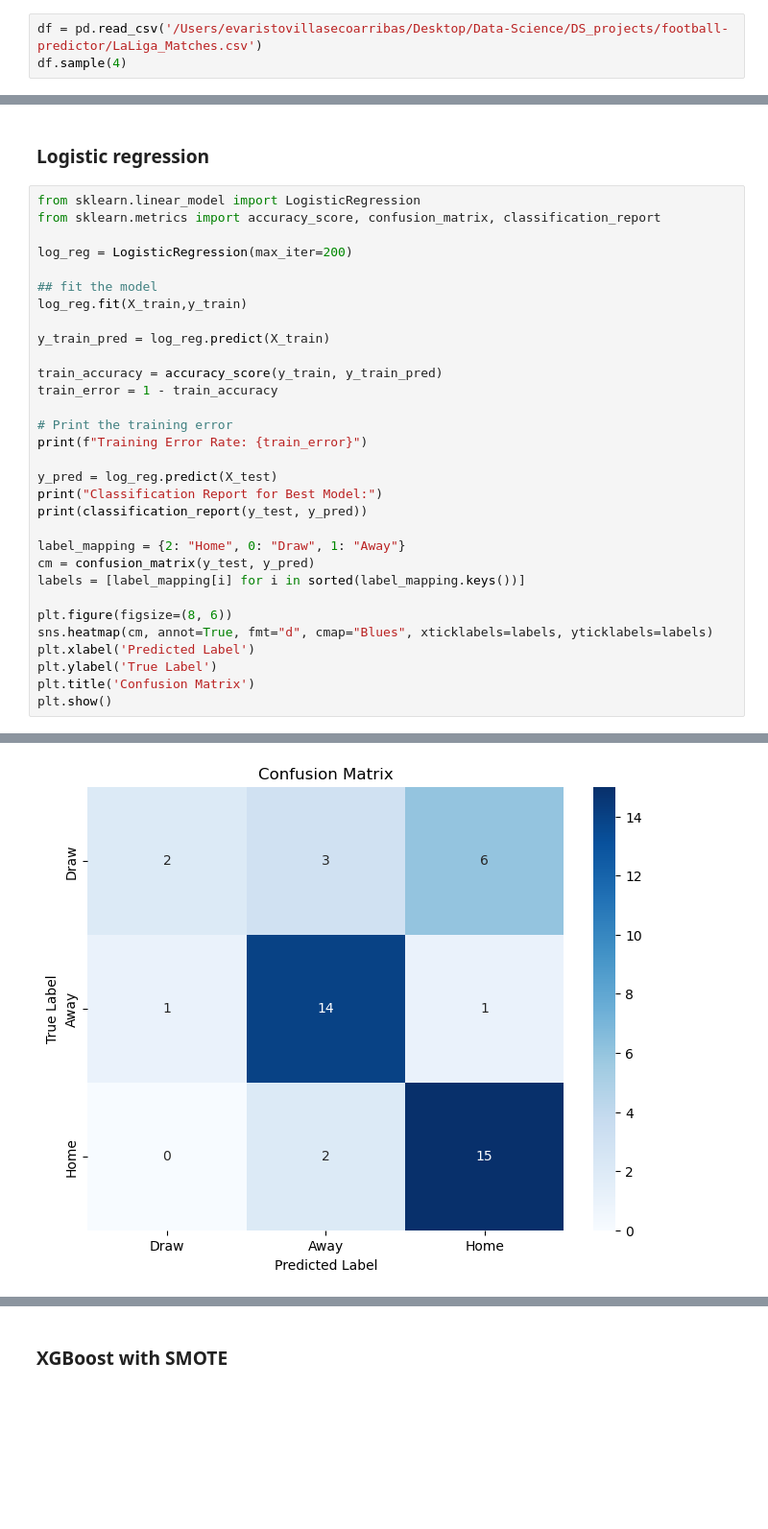
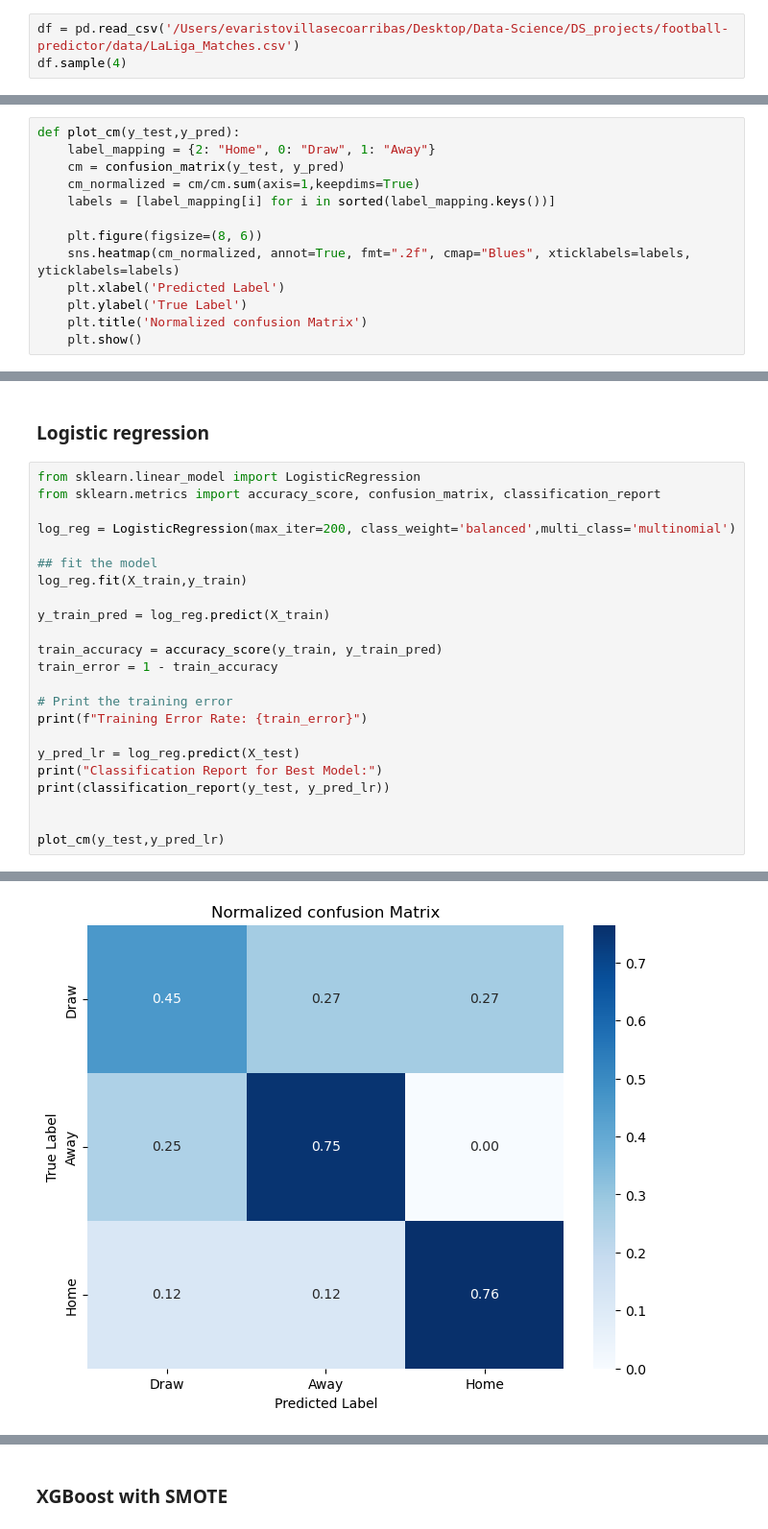
Before and after one commit to evaristo-va/Football-predictor, a Jupyter notebook: predictor_football.ipynb, the cells around one changed output, grey strips where cells are left out. Shown at 96% size. Cells and saved outputs as stored; diff of their text form; blank space fills up the shorter version.

```diff
--- a/predictor_football.ipynb
+++ b/predictor_football.ipynb
@@ -20,7 +20,7 @@ Columns:
 
 Our objective is to predict the outcome of the matches using only pre-game information. This is a multi-class classification problem with three classes: Home team wins, draw or home team loses
 # %%
-df = pd.read_csv('/Users/evaristovillasecoarribas/Desktop/Data-Science/DS_projects/football-predictor/LaLiga_Matches.csv')
+df = pd.read_csv('/Users/evaristovillasecoarribas/Desktop/Data-Science/DS_projects/football-predictor/data/LaLiga_Matches.csv')
 df.sample(4)
 # %% [output]
 |  | Season | Date | HomeTeam | AwayTeam | FTHG | FTAG | FTR | HTHG | HTAG | HTR |
@@ -280,6 +279,19 @@ combined_df = pd.concat(seasons_with_positions.values(), ignore_index=True)
 # %%
 X_train = combined_df[features]
 y_train = combined_df[target]
+# %%
+def plot_cm(y_test,y_pred):
+    label_mapping = {2: "Home", 0: "Draw", 1: "Away"}
+    cm = confusion_matrix(y_test, y_pred)
+    cm_normalized = cm/cm.sum(axis=1,keepdims=True)
+    labels = [label_mapping[i] for i in sorted(label_mapping.keys())]
+
+    plt.figure(figsize=(8, 6))
+    sns.heatmap(cm_normalized, annot=True, fmt=".2f", cmap="Blues", xticklabels=labels, yticklabels=labels)
+    plt.xlabel('Predicted Label')
+    plt.ylabel('True Label')
+    plt.title('Normalized confusion Matrix')
+    plt.show()
 # %% [markdown]
 # Model training
 # %% [markdown]
@@ -288,7 +300,7 @@ y_train = combined_df[target]
 from sklearn.linear_model import LogisticRegression
 from sklearn.metrics import accuracy_score, confusion_matrix, classification_report
 
-log_reg = LogisticRegression(max_iter=200)
+log_reg = LogisticRegression(max_iter=200, class_weight='balanced',multi_class='multinomial')
 
 ## fit the model
 log_reg.fit(X_train,y_train)
@@ -301,18 +313,10 @@ train_error = 1 - train_accuracy
 # Print the training error
 print(f"Training Error Rate: {train_error}")
 
-y_pred = log_reg.predict(X_test)
+y_pred_lr = log_reg.predict(X_test)
 print("Classification Report for Best Model:")
-print(classification_report(y_test, y_pred))
+print(classification_report(y_test, y_pred_lr))
 
-label_mapping = {2: "Home", 0: "Draw", 1: "Away"}
-cm = confusion_matrix(y_test, y_pred)
-labels = [label_mapping[i] for i in sorted(label_mapping.keys())]
 
-plt.figure(figsize=(8, 6))
-sns.heatmap(cm, annot=True, fmt="d", cmap="Blues", xticklabels=labels, yticklabels=labels)
-plt.xlabel('Predicted Label')
-plt.ylabel('True Label')
-plt.title('Confusion Matrix')
-plt.show()
+plot_cm(y_test,y_pred_lr)
 # %% [output]
@@ -330 +334 @@ weighted avg       0.70      0.70      0.66        44
-[figure, old version]
+[figure, new version]
```
Also changed, not shown: parts of 19 cells of this notebook.
